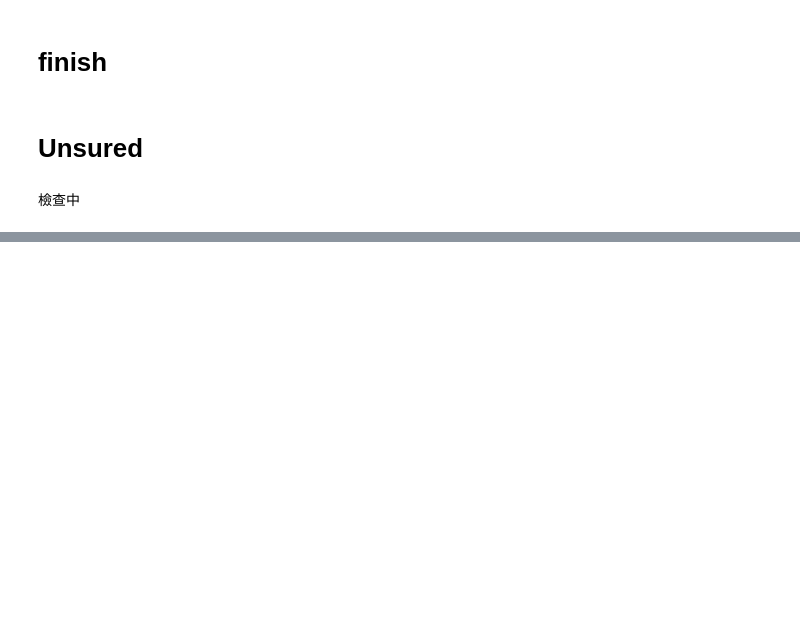
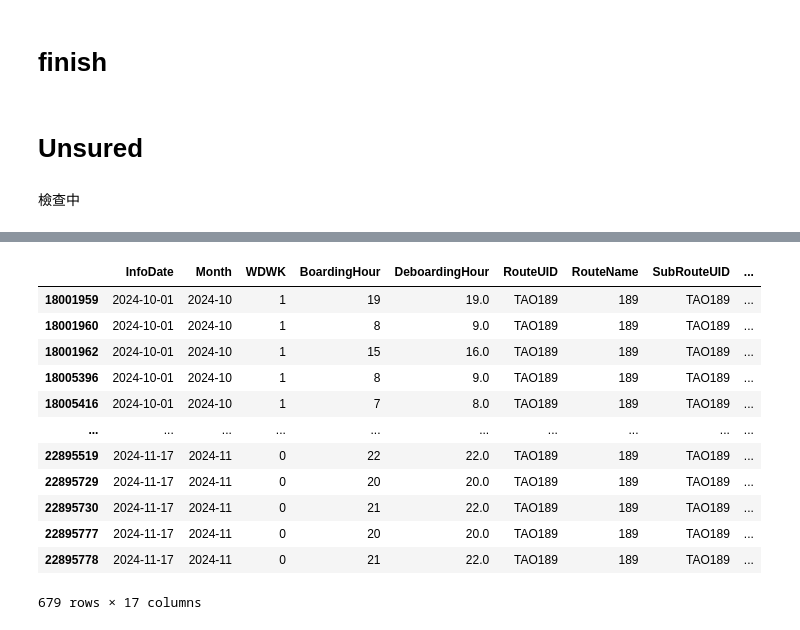
Before and after one commit to KaiChiehKJ/THI-6800-BusTicket, a Jupyter notebook: 03_TicketAnalysisCode.ipynb, the cells around one changed output, grey strips where cells are left out. Cells and saved outputs as stored; diff of their text form; code cells hidden in the pictures; blank space fills up the shorter version.

```diff
--- a/03_TicketAnalysisCode.ipynb
+++ b/03_TicketAnalysisCode.ipynb
@@ -1064,0 +1119,16 @@ df_hourseq = seq_withhour(monthlist=['2024-10', '2024-11'])
+# %%
+df[(df['RouteUID'] == 'TAO189') & (df['DeboardingStopSequence'] == 39)]
+# %% [output]
+|  | InfoDate | Month | WDWK | BoardingHour | DeboardingHour | RouteUID | RouteName | SubRouteUID | ... |
+| 18001959 | 2024-10-01 | 2024-10 | 1 | 19 | 19.0 | TAO189 | 189 | TAO189 | ... |
+| 18001960 | 2024-10-01 | 2024-10 | 1 | 8 | 9.0 | TAO189 | 189 | TAO189 | ... |
+| 18001962 | 2024-10-01 | 2024-10 | 1 | 15 | 16.0 | TAO189 | 189 | TAO189 | ... |
+| 18005396 | 2024-10-01 | 2024-10 | 1 | 8 | 9.0 | TAO189 | 189 | TAO189 | ... |
+| 18005416 | 2024-10-01 | 2024-10 | 1 | 7 | 8.0 | TAO189 | 189 | TAO189 | ... |
+| ... | ... | ... | ... | ... | ... | ... | ... | ... | ... |
+| 22895519 | 2024-11-17 | 2024-11 | 0 | 22 | 22.0 | TAO189 | 189 | TAO189 | ... |
+| 22895729 | 2024-11-17 | 2024-11 | 0 | 20 | 20.0 | TAO189 | 189 | TAO189 | ... |
+| 22895730 | 2024-11-17 | 2024-11 | 0 | 21 | 22.0 | TAO189 | 189 | TAO189 | ... |
+| 22895777 | 2024-11-17 | 2024-11 | 0 | 20 | 20.0 | TAO189 | 189 | TAO189 | ... |
+| 22895778 | 2024-11-17 | 2024-11 | 0 | 21 | 22.0 | TAO189 | 189 | TAO189 | ... |
+679 rows × 17 columns
```
Also changed, not shown: parts of 13 cells of this notebook.
